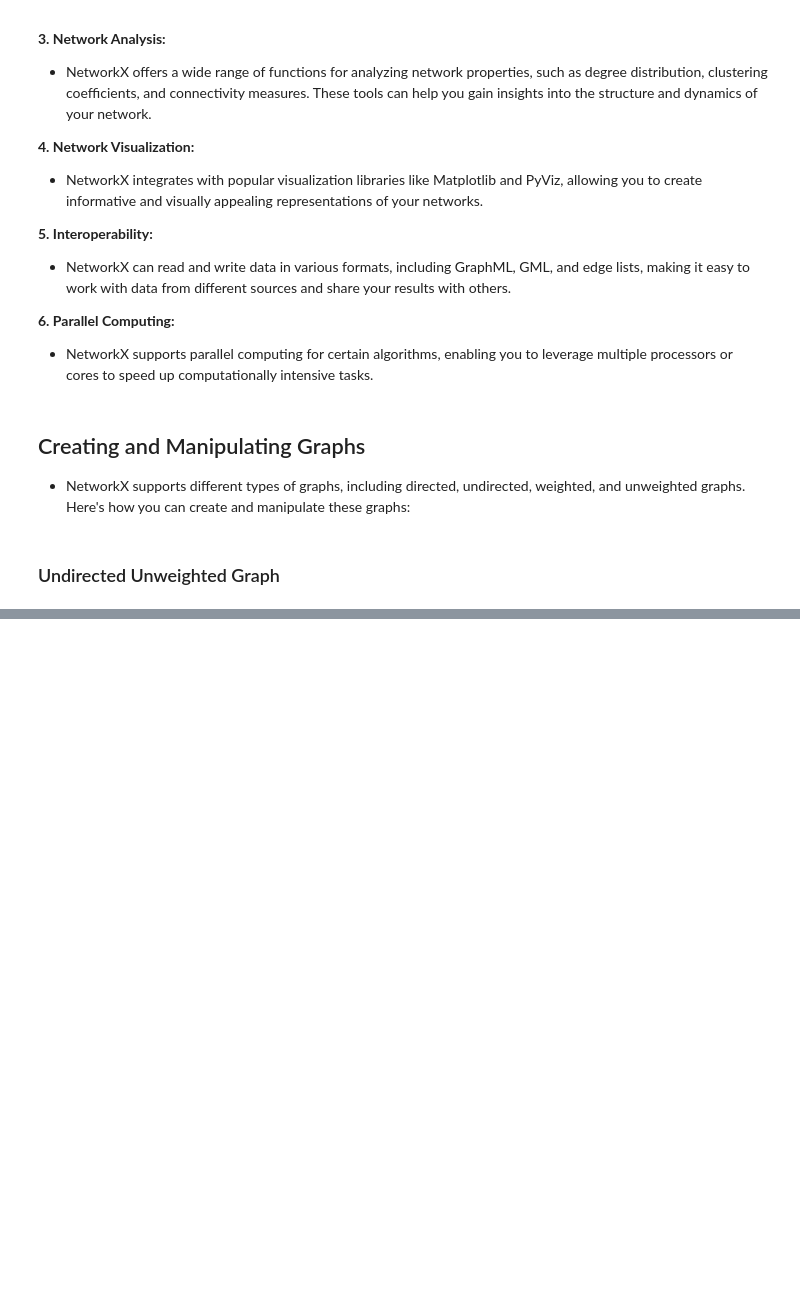
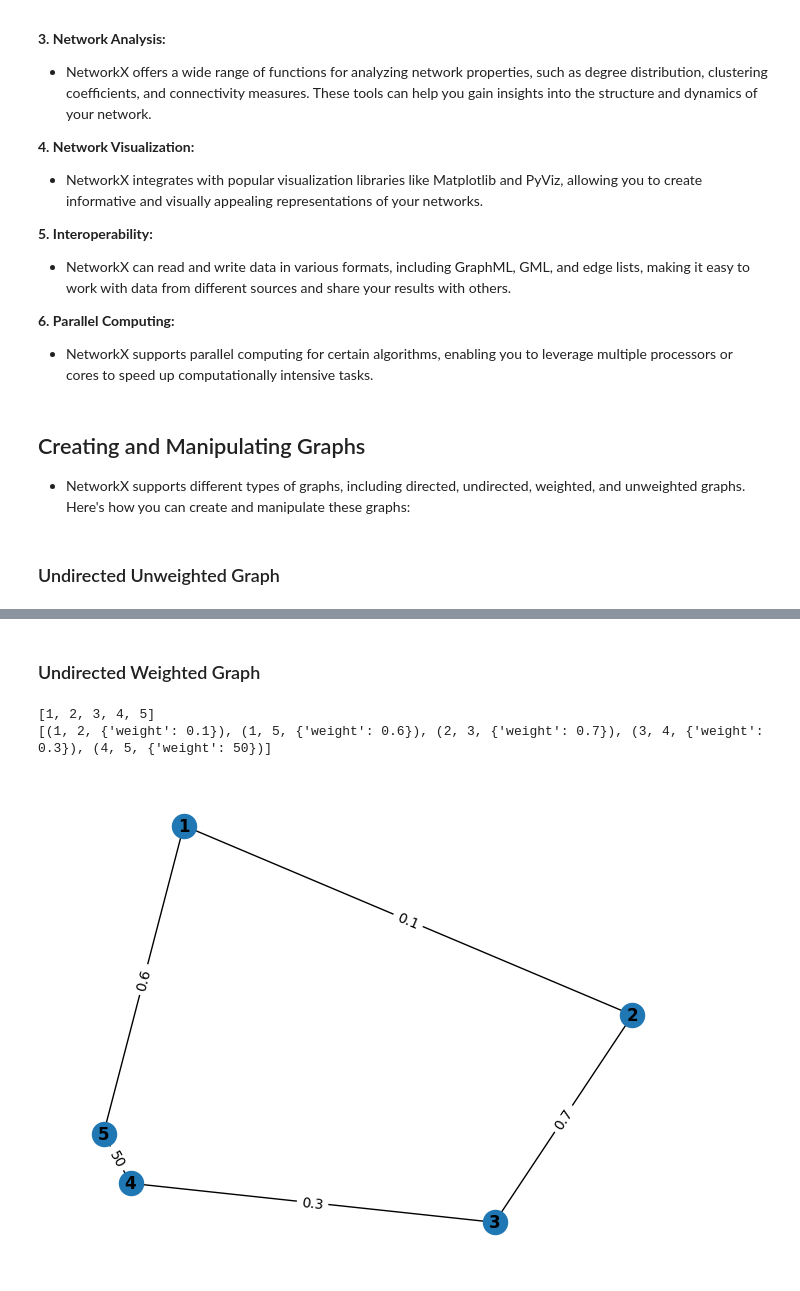
Before and after one commit to behrangEhi/complex-network, a Jupyter notebook: NetworkX.ipynb, the cells around one changed output, grey strips where cells are left out. Saved outputs shown, nothing was run; the diff lists cells and outputs as text; code cells hidden in the pictures; blank space fills up the shorter version.

```diff
--- a/NetworkX.ipynb
+++ b/NetworkX.ipynb
@@ -51,0 +88,26 @@ print(G.edges())
+# %% [markdown]
+### Undirected Weighted Graph
+# %%
+import networkx as nx
+import matplotlib.pyplot as plt
+
+# Create an undirected weighted graph
+W = nx.Graph()
+
+# Add nodes and weighted edges
+W.add_nodes_from([1, 2, 3, 4, 5])
+W.add_weighted_edges_from([(1, 2, 0.1), (2, 3, 0.7), (3, 4, 0.3), (4, 5, 50), (1, 5, 0.6)])
+
+# Print the graph and edge weights
+print(W.nodes())
+print(W.edges(data=True))
+
+# Draw the graph with labeled vertices and edge weights
+pos = nx.spring_layout(W)
+nx.draw(W, pos, with_labels=True, font_weight='bold')
+nx.draw_networkx_edge_labels(W, pos, edge_labels={(u, v): d['weight'] for u, v, d in W.edges(data=True)})
+plt.show()
+# %% [output]
+[1, 2, 3, 4, 5]
+[(1, 2, {'weight': 0.1}), (1, 5, {'weight': 0.6}), (2, 3, {'weight': 0.7}), (3, 4, {'weight': 0.3}), (4, 5, {'weight': 50})]
+[figure, added]
```
Also changed, not shown: parts of 6 cells of this notebook.
